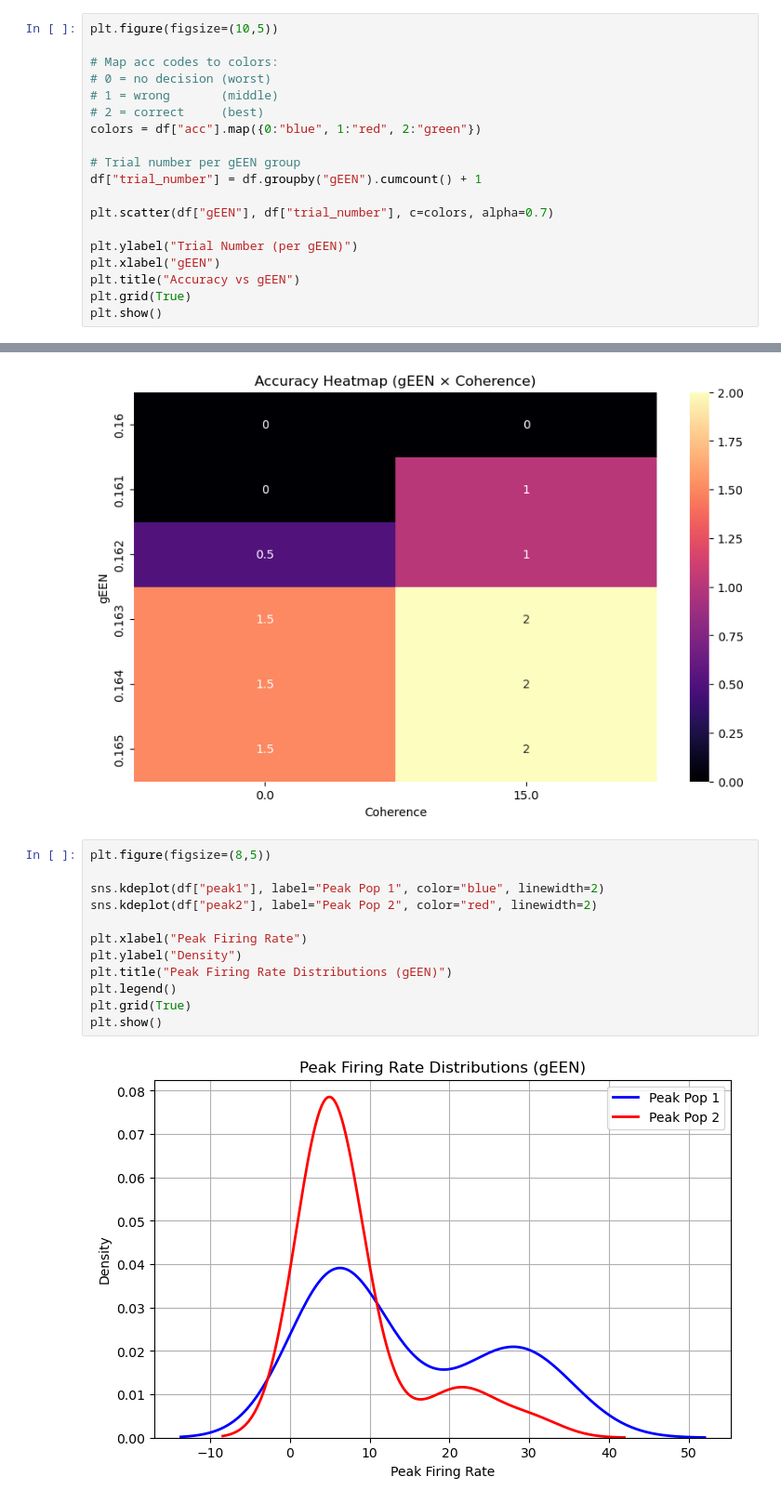
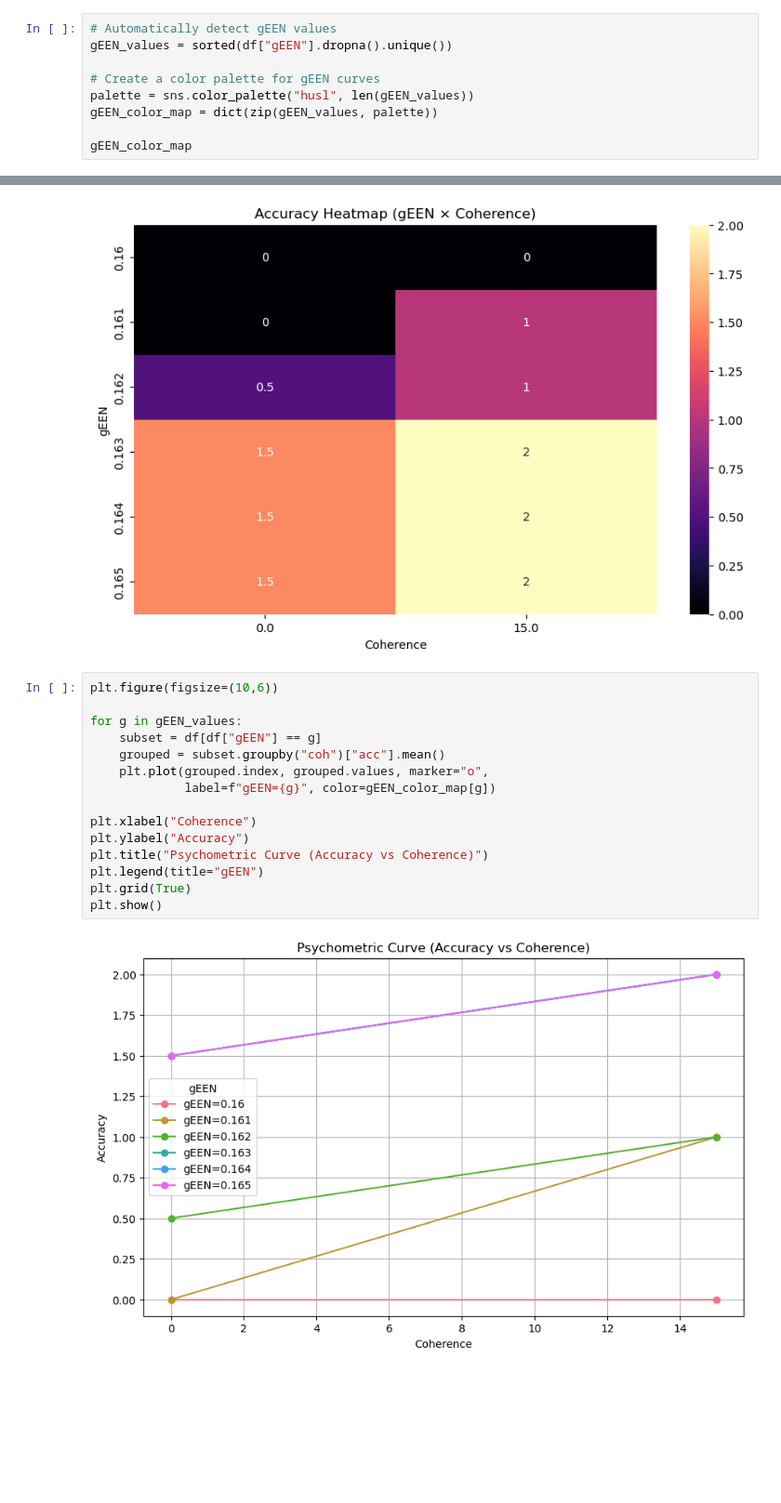
Before and after one commit to talhayounas2028-neuro/neuro, a Jupyter notebook: analysis_gEEN.ipynb, the cells around one changed output, grey strips where cells are left out. Shown at 93% size. Cells and saved outputs as stored; diff of their text form; blank space fills up the shorter version.

```diff
--- a/analysis_gEEN.ipynb
+++ b/analysis_gEEN.ipynb
@@ -36,22 +33,12 @@ df.head()
 | 3 | 15.0 | 0.164 | 2 | 2246.5 | NaN | 2246.5 | 26.518261 | 5.152957 | 2.4 | 2.4 | A02 |
 | 4 | 15.0 | 0.163 | 2 | 2050.2 | NaN | 2050.2 | 26.604179 | 3.909976 | 2.4 | 2.4 | A01 |
 # %%
-plt.figure(figsize=(10,5))
+# Automatically detect gEEN values
+gEEN_values = sorted(df["gEEN"].dropna().unique())
 
-# Map acc codes to colors:
-# 0 = no decision (worst)
-# 1 = wrong       (middle)
-# 2 = correct     (best)
-colors = df["acc"].map({0:"blue", 1:"red", 2:"green"})
+# Create a color palette for gEEN curves
+palette = sns.color_palette("husl", len(gEEN_values))
+gEEN_color_map = dict(zip(gEEN_values, palette))
 
-# Trial number per gEEN group
-df["trial_number"] = df.groupby("gEEN").cumcount() + 1
-
-plt.scatter(df["gEEN"], df["trial_number"], c=colors, alpha=0.7)
-
-plt.ylabel("Trial Number (per gEEN)")
-plt.xlabel("gEEN")
-plt.title("Accuracy vs gEEN")
-plt.grid(True)
-plt.show()
+gEEN_color_map
 # %% [output]
@@ -78,17 +111,20 @@ plt.show()
 # %% [output]
 [figure]
 # %%
-plt.figure(figsize=(8,5))
+plt.figure(figsize=(10,6))
 
-sns.kdeplot(df["peak1"], label="Peak Pop 1", color="blue", linewidth=2)
-sns.kdeplot(df["peak2"], label="Peak Pop 2", color="red", linewidth=2)
+for g in gEEN_values:
+    subset = df[df["gEEN"] == g]
+    grouped = subset.groupby("coh")["acc"].mean()
+    plt.plot(grouped.index, grouped.values, marker="o",
+             label=f"gEEN={g}", color=gEEN_color_map[g])
 
-plt.xlabel("Peak Firing Rate")
-plt.ylabel("Density")
-plt.title("Peak Firing Rate Distributions (gEEN)")
-plt.legend()
+plt.xlabel("Coherence")
+plt.ylabel("Accuracy")
+plt.title("Psychometric Curve (Accuracy vs Coherence)")
+plt.legend(title="gEEN")
 plt.grid(True)
 plt.show()
 # %% [output]
-[figure, old version]
+[figure, new version]
 # %%
```
Also changed, not shown: parts of 6 cells of this notebook.
